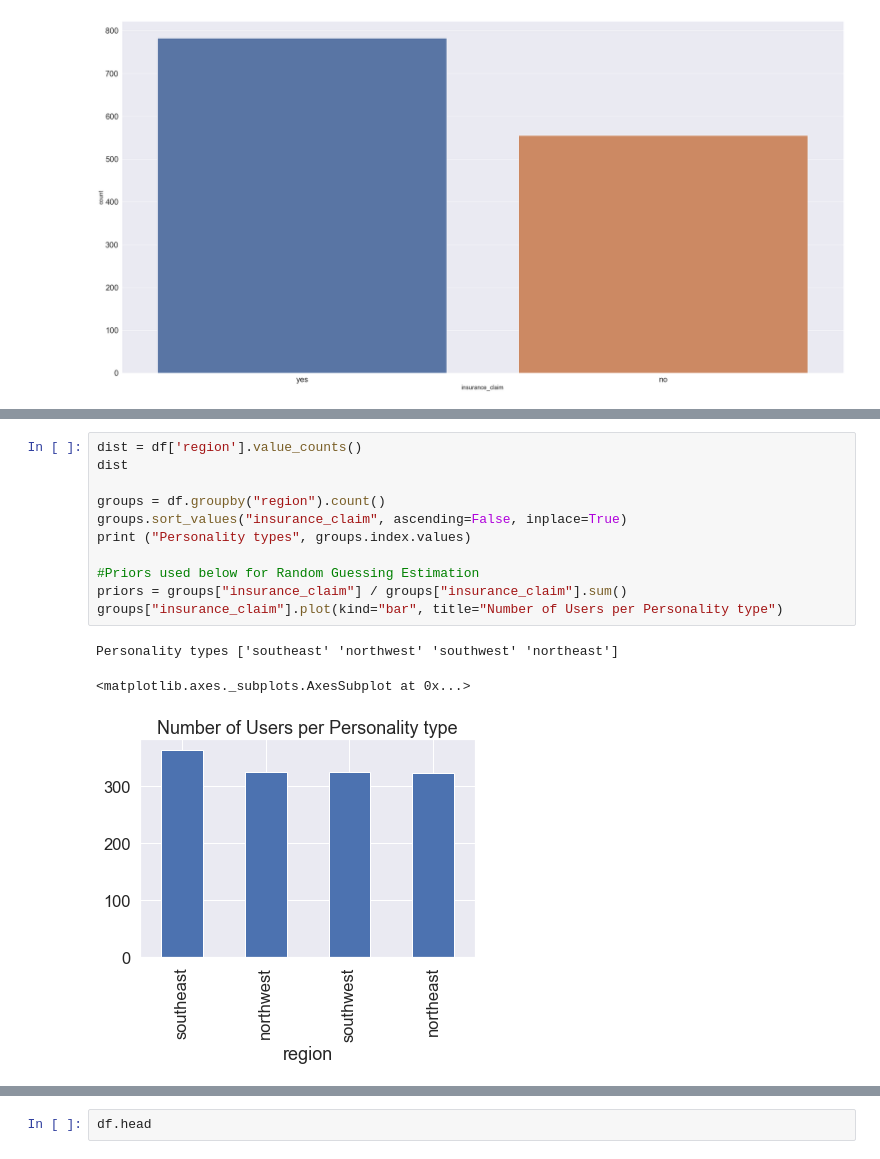
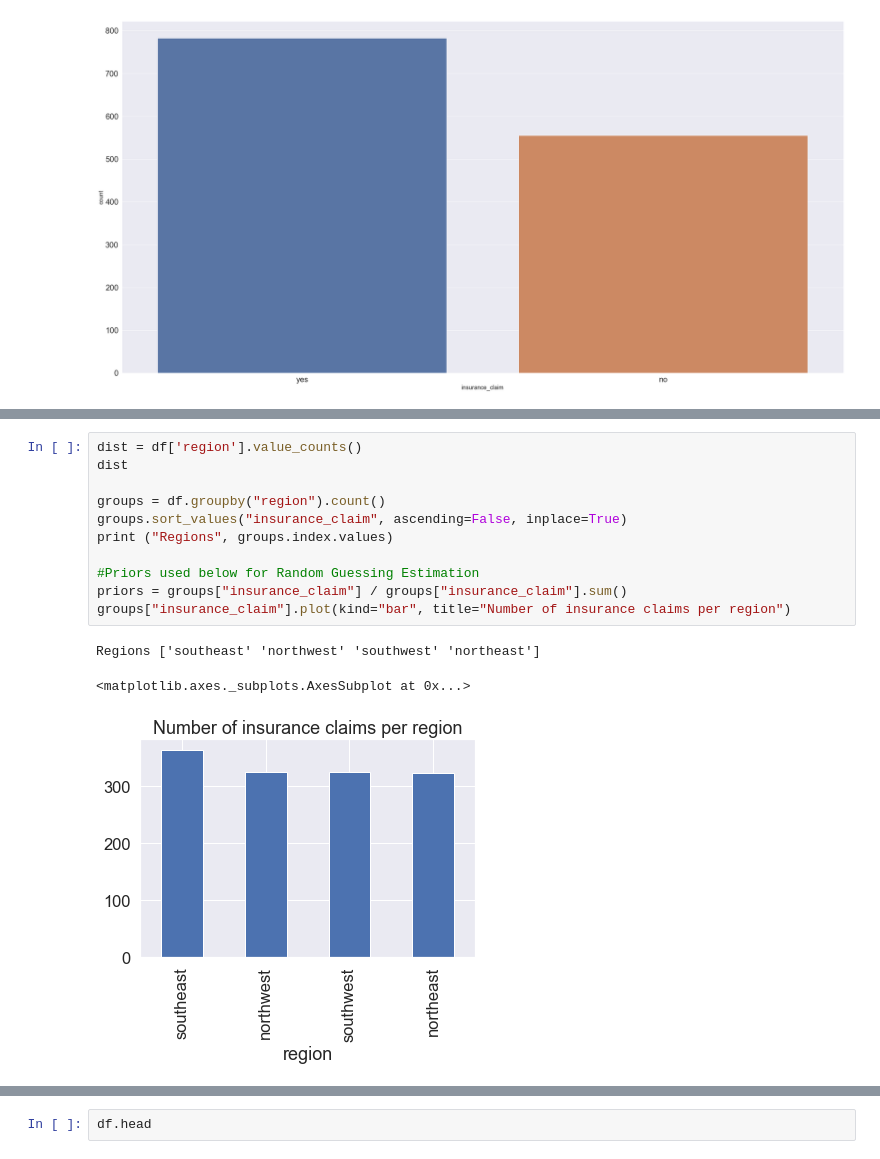
Before and after one commit to AndileMasi/AlphaCode-EXPLORE, a Jupyter notebook: Submissions/Classification Model/10X Classification Predict.ipynb, the cells around one changed output, grey strips where cells are left out. Saved outputs shown, nothing was run; the diff lists cells and outputs as text.

```diff
--- a/Submissions/Classification Model/10X Classification Predict.ipynb
+++ b/Submissions/Classification Model/10X Classification Predict.ipynb
@@ -266,18 +266,18 @@ Gender types ['male' 'female']
 # %%
 dist = df['region'].value_counts()
 dist
 
 groups = df.groupby("region").count()
 groups.sort_values("insurance_claim", ascending=False, inplace=True)
-print ("Personality types", groups.index.values)
+print ("Regions", groups.index.values)
 
 #Priors used below for Random Guessing Estimation
 priors = groups["insurance_claim"] / groups["insurance_claim"].sum()
-groups["insurance_claim"].plot(kind="bar", title="Number of Users per Personality type")
+groups["insurance_claim"].plot(kind="bar", title="Number of insurance claims per region")
 # %% [output]
-Personality types ['southeast' 'northwest' 'southwest' 'northeast']
+Regions ['southeast' 'northwest' 'southwest' 'northeast']
 <matplotlib.axes._subplots.AxesSubplot at 0x...>
-[figure, old version]
+[figure, new version]
 # %%
 dist = df['age'].value_counts()
 dist
```
Also changed, not shown: parts of 4 cells of this notebook.
